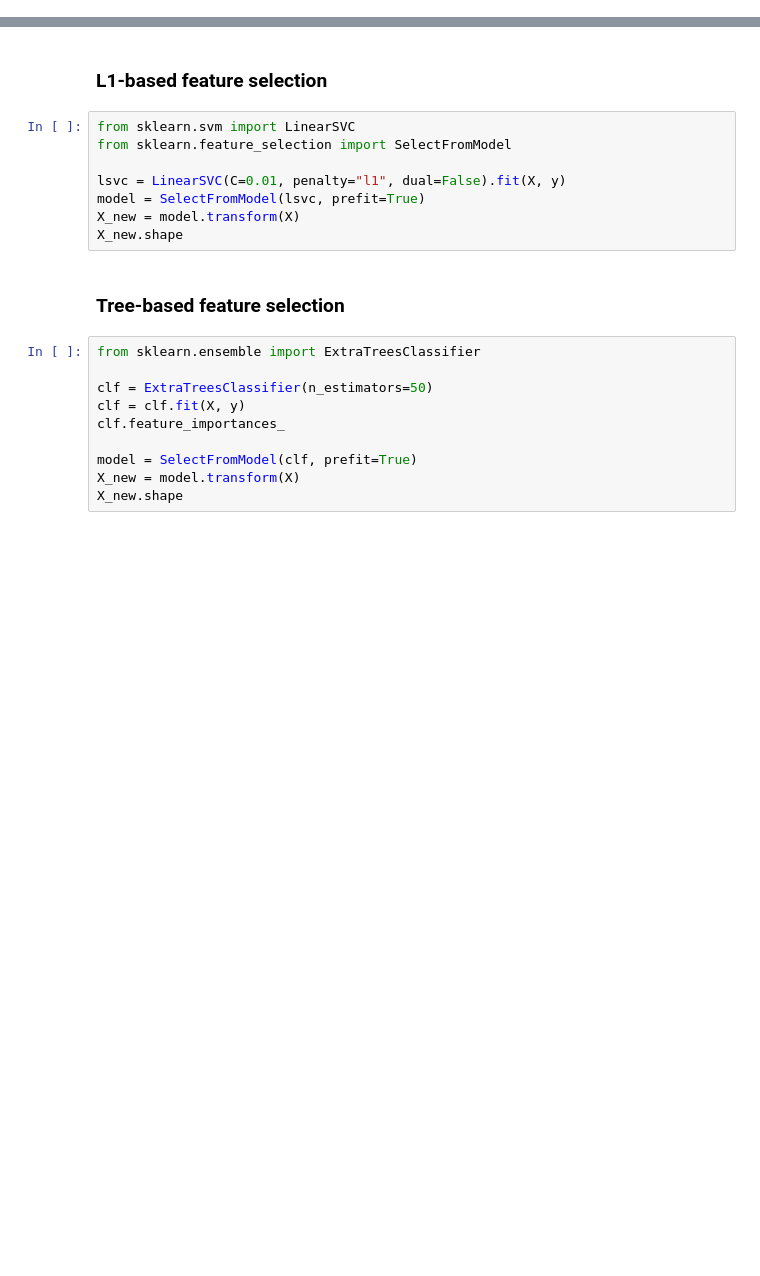
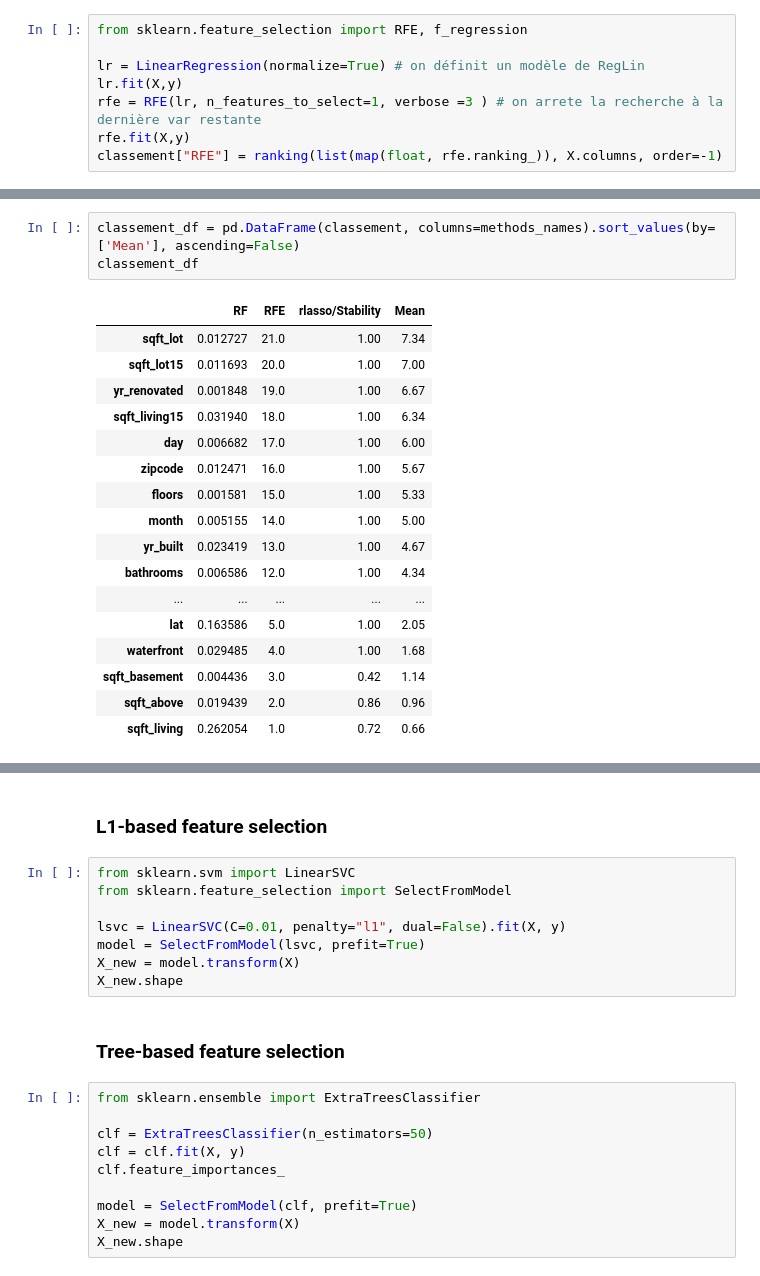
Before and after one commit to degharbi/Housing-prices-prediction, a Jupyter notebook: Linear_Regression_models.ipynb, the cells around one changed output, grey strips where cells are left out. Drawn from its saved outputs; the diff is of its cells as text; blank space fills up the shorter version.

```diff
--- a/Linear_Regression_models.ipynb
+++ b/Linear_Regression_models.ipynb
@@ -62,0 +208,8 @@ ValueError: Found input variables with inconsistent numbers of samples: [21613,
+# %%
+from sklearn.feature_selection import RFE, f_regression
+
+lr = LinearRegression(normalize=True) # on définit un modèle de RegLin
+lr.fit(X,y)
+rfe = RFE(lr, n_features_to_select=1, verbose =3 ) # on arrete la recherche à la dernière var restante
+rfe.fit(X,y)
+classement["RFE"] = ranking(list(map(float, rfe.ranking_)), X.columns, order=-1)
@@ -62,0 +306,21 @@ ValueError: Found input variables with inconsistent numbers of samples: [21613,
+# %%
+classement_df = pd.DataFrame(classement, columns=methods_names).sort_values(by=['Mean'], ascending=False)
+classement_df
+# %% [output]
+|  | RF | RFE | rlasso/Stability | Mean |
+| sqft_lot | 0.012727 | 21.0 | 1.00 | 7.34 |
+| sqft_lot15 | 0.011693 | 20.0 | 1.00 | 7.00 |
+| yr_renovated | 0.001848 | 19.0 | 1.00 | 6.67 |
+| sqft_living15 | 0.031940 | 18.0 | 1.00 | 6.34 |
+| day | 0.006682 | 17.0 | 1.00 | 6.00 |
+| zipcode | 0.012471 | 16.0 | 1.00 | 5.67 |
+| floors | 0.001581 | 15.0 | 1.00 | 5.33 |
+| month | 0.005155 | 14.0 | 1.00 | 5.00 |
+| yr_built | 0.023419 | 13.0 | 1.00 | 4.67 |
+| bathrooms | 0.006586 | 12.0 | 1.00 | 4.34 |
+| ... | ... | ... | ... | ... |
+| lat | 0.163586 | 5.0 | 1.00 | 2.05 |
+| waterfront | 0.029485 | 4.0 | 1.00 | 1.68 |
+| sqft_basement | 0.004436 | 3.0 | 0.42 | 1.14 |
+| sqft_above | 0.019439 | 2.0 | 0.86 | 0.96 |
+| sqft_living | 0.262054 | 1.0 | 0.72 | 0.66 |
```
Also changed, not shown: parts of 49 cells of this notebook, 5 other files.
